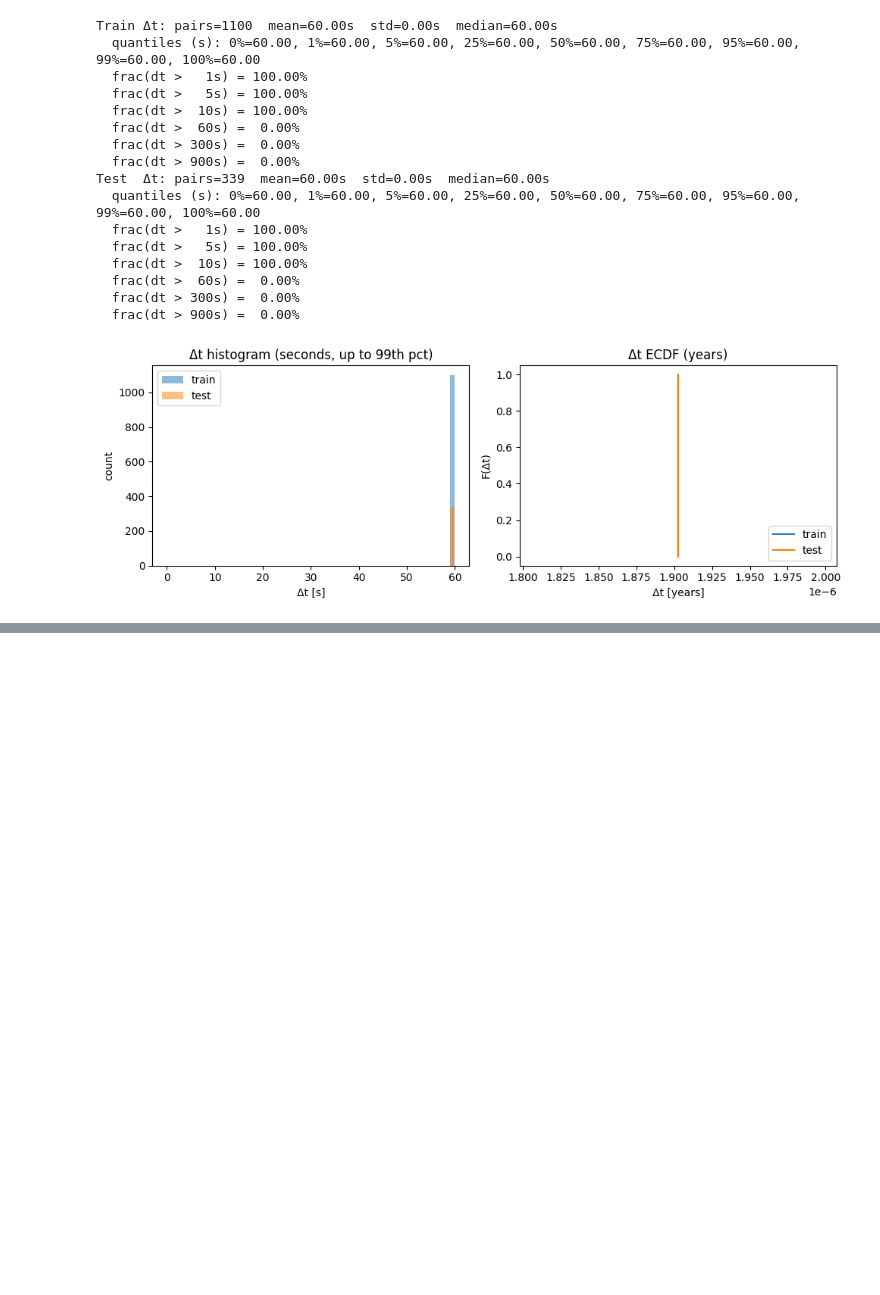
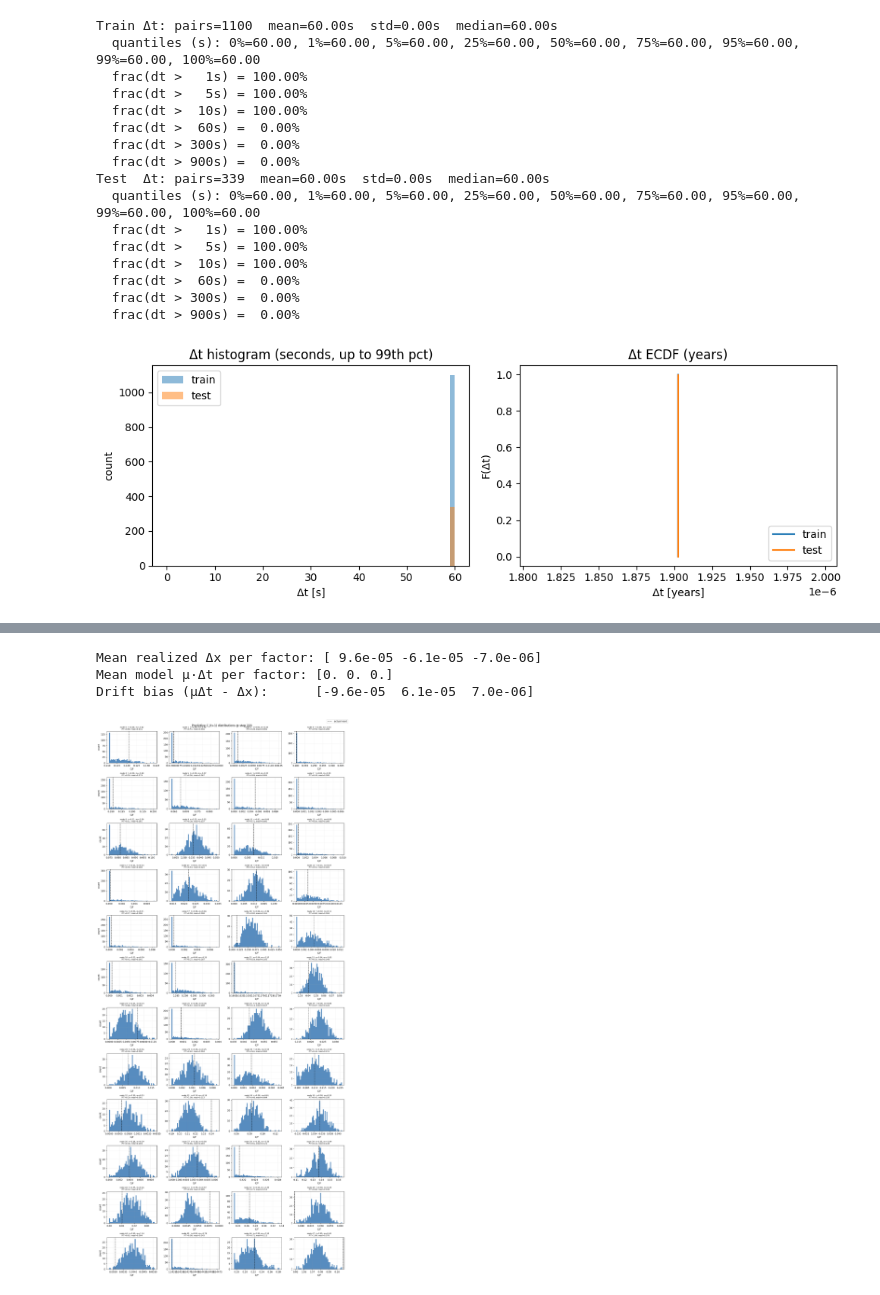
Before and after one commit to yungarjun/deribit_market_model, a Jupyter notebook: neural_sde.ipynb, the cells around one changed output, grey strips where cells are left out. Drawn from its saved outputs; the diff is of its cells as text; code cells hidden in the pictures; blank space fills up the shorter version.

```diff
--- a/neural_sde.ipynb
+++ b/neural_sde.ipynb
@@ -217,0 +805,80 @@ plt.show()
+# %%
+# compute on TEST set, same X_te and dt_te you use in bands
+# ...existing code...
+import torch, numpy as np
+
+device = next(model.parameters()).device
+Y0 = torch.from_numpy(X_te[:-1]).float().to(device)
+Y1 = torch.from_numpy(X_te[1:]).float().to(device)
+DT = torch.from_numpy(dt_te[:-1].copy()).float().to(device).unsqueeze(1).clamp_min(1e-12)
+
+with torch.no_grad():
+    mu  = model.f(0.0, Y0)                     # drift
+    sig = model.g(0.0, Y0).clamp_min(1e-9)     # diffusion
+
+# realized vs model one-step increment (factor space)
+dx_real = (Y1 - Y0).cpu().numpy()
+dx_pred = (mu*DT).cpu().numpy()
+
+drift_bias = dx_pred.mean(0) - dx_real.mean(0)
+print("Mean realized Δx per factor:", np.round(dx_real.mean(0), 6))
+print("Mean model μ·Δt per factor:", np.round(dx_pred.mean(0), 6))
+print("Drift bias (μΔt - Δx):     ", np.round(drift_bias, 6))
+# %% [output]
+Mean realized Δx per factor: [ 9.6e-05 -6.1e-05 -7.0e-06]
+Mean model μ·Δt per factor: [0. 0. 0.]
+Drift bias (μΔt - Δx):      [-9.6e-05  6.1e-05  7.0e-06]
+# %%
+# ...existing code...
+import math
+import numpy as np
+import matplotlib.pyplot as plt
+
+def plot_one_step_dists_all_nodes(model, X_te, dt_te, C_test, t, n_paths=512, bins=40, cols=4):
+    """
+    Small-multiple histograms of predictive C_(t+1) per node with actual overlay.
+    - X_te: (T_test, p) factors
+    - dt_te: (T_test,) time deltas (same unit used in training/inference)
+    - C_test: (T_test+1, N) normalized prices from outs (see [`pipeline.Algo1Outputs.C_test`](pipeline/algo1.py))
+    - t: int step index where we predict t+1
+    """
+    assert 0 <= t < min(len(dt_te), X_te.shape[0], C_test.shape[0]-1)
+    draws = one_step_draw_C(model, X_te[t], dt_te[t], n_paths=n_paths)   # (B, N)
+    actual_next = C_test[t+1]                                           # (N,)
+    N = draws.shape[1]
+    nodes_2d = getattr(outs, 'nodes_sub', getattr(outs, 'nodes_sub'))
+
+    rows = math.ceil(N / cols)
+    fig, axes = plt.subplots(rows, cols, figsize=(cols*3.8, rows*2.8), squeeze=False)
+    axes = axes.ravel()
+
+    for j in range(N):
+        ax = axes[j]
+        dj = draws[:, j]
+        ax.hist(dj, bins=bins, alpha=0.85, color="#3a78b4")
+        ax.axvline(actual_next[j], color="k", ls="--", lw=1.2, label="actual next")
+        # optional: show PIT and median
+        pit = float((dj <= actual_next[j]).mean())
+        med = float(np.median(dj))
+        τ, m = nodes_2d[j, 0], nodes_2d[j, 1]
+        ax.set_title(f"node {j}  τ={τ:.2f}, m={m:.2f}\nPIT={pit:.2f}, med={med:.3f}", fontsize=8)
+        ax.grid(alpha=0.2)
+        if j % cols == 0: ax.set_ylabel("count")
+        ax.set_xlabel("C/F")
+
+    for k in range(N, len(axes)):
+        fig.delaxes(axes[k])
+
+    fig.suptitle(f"Predictive C_(t+1) distributions @ step {t}", y=0.99)
+    handles, labels = axes[0].get_legend_handles_labels()
+    if handles:
+        fig.legend(handles, labels, loc='upper right')
+    plt.tight_layout(); plt.show()
+
+# Example usage (pick a valid test step index)
+t_example = 220
+C_test_np = outs.C_test.values.astype(np.float64)  # [`pipeline.Algo1Outputs.C_test`](pipeline/algo1.py)
+plot_one_step_dists_all_nodes(model, X_te, dt_te, C_test_np, t=t_example, n_paths=512, bins=50, cols=4)
+# ...existing code...
+# %% [output]
+[figure, added]
```
Also changed, not shown: parts of 15 cells of this notebook, 5 other files.
